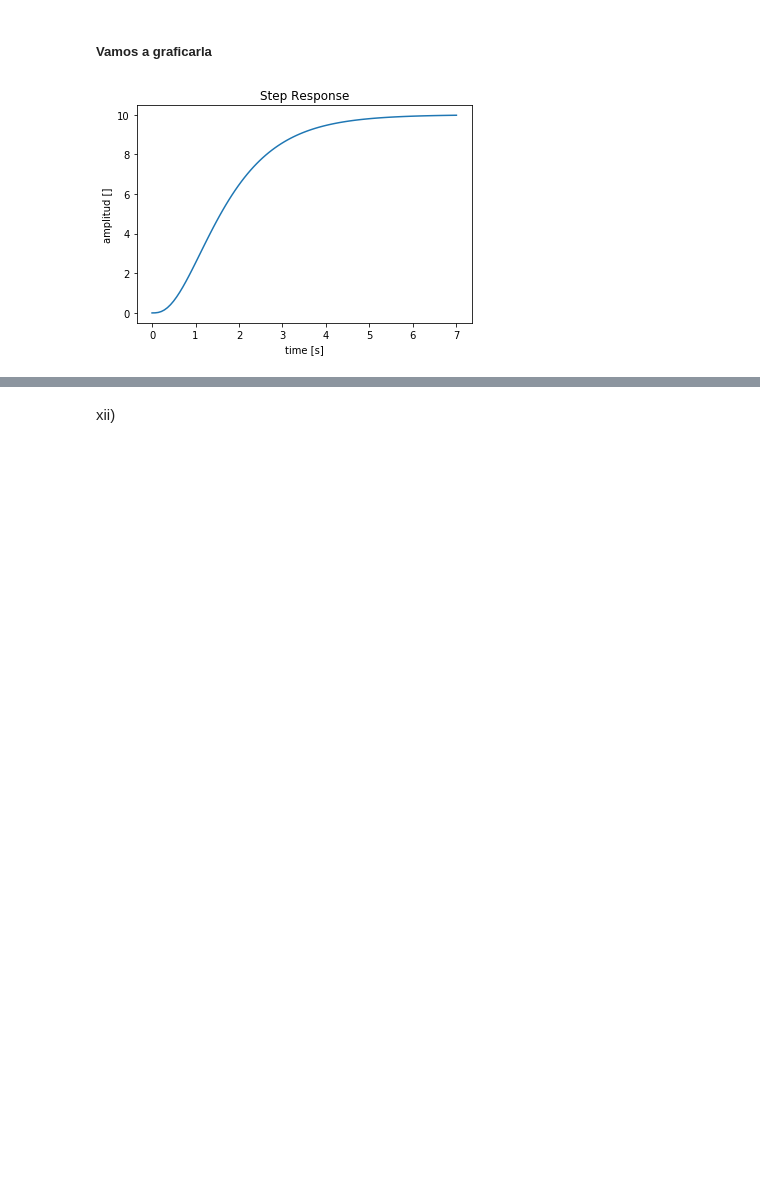
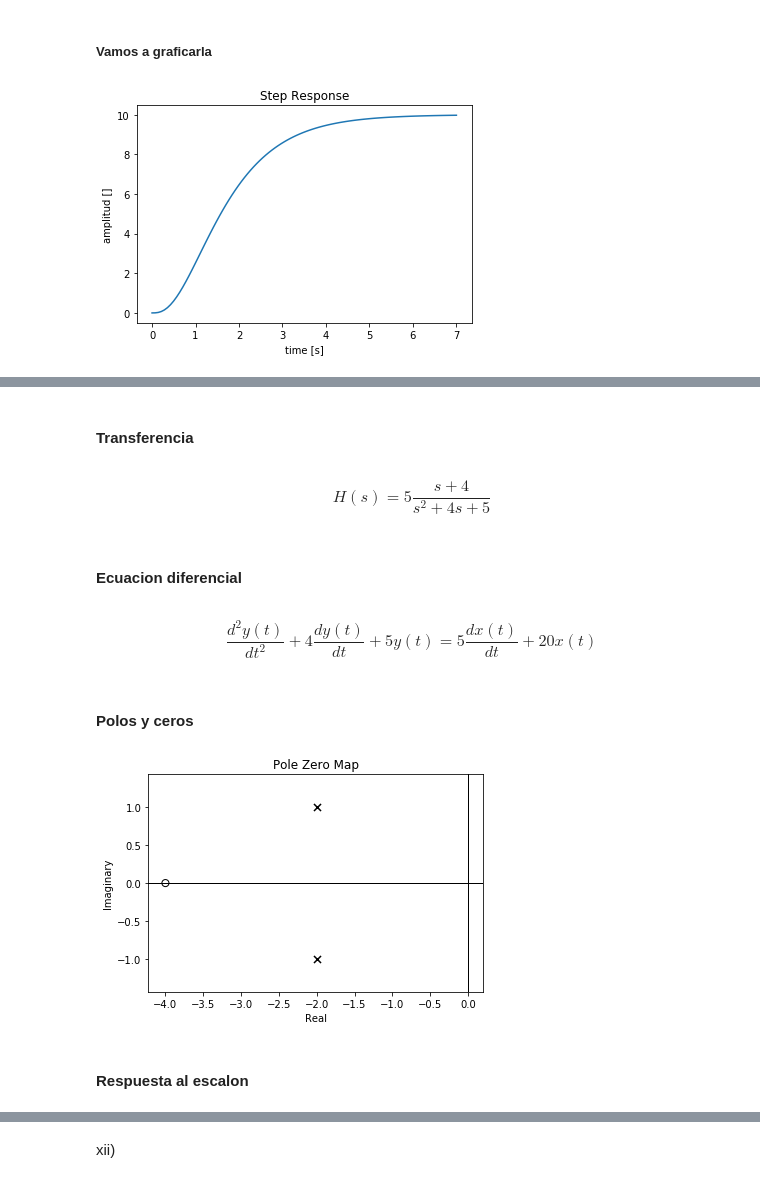
Before and after one commit to ordonezt/TP1-Control, a Jupyter notebook: TP1Notebook.ipynb, the cells around one changed output, grey strips where cells are left out. Cells and saved outputs as stored; diff of their text form; code cells hidden in the pictures; blank space fills up the shorter version.

```diff
--- a/TP1Notebook.ipynb
+++ b/TP1Notebook.ipynb
@@ -425,0 +394,20 @@ ax.set(xlabel='time [s]', ylabel='amplitud []', title='Step Response');
+# %% [markdown]
+#### Transferencia
+# %% [markdown]
+$$\begin{equation} H(s) = 5\frac{s+4}{s^2+4s+5}\end{equation}$$
+# %% [markdown]
+#### Ecuacion diferencial
+# %% [markdown]
+$$\begin{equation} \frac{d^2y(t)}{dt^2} + 4\frac{dy(t)}{dt} + 5y(t) = 5\frac{dx(t)}{dt} + 20x(t) \end{equation}$$
+# %% [markdown]
+#### Polos y ceros
+# %%
+num = 5 * np.array([0, 1, 4])
+den = np.array([1, 4, 5])
+
+tf = control.tf(num, den)
+control.pzmap(tf);
+# %% [output]
+[figure, added]
+# %% [markdown]
+#### Respuesta al escalon
```
Also changed, not shown: parts of 29 cells of this notebook.
